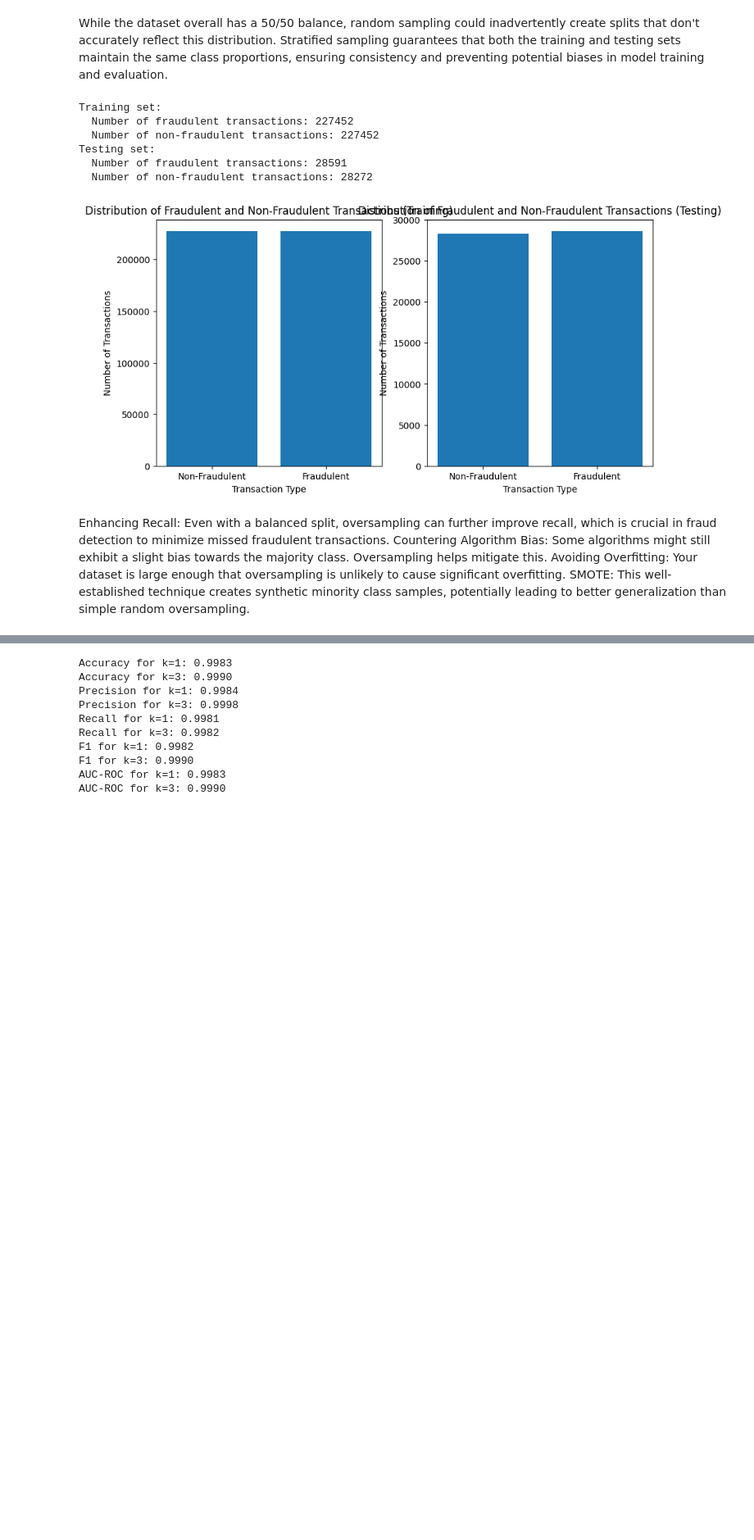
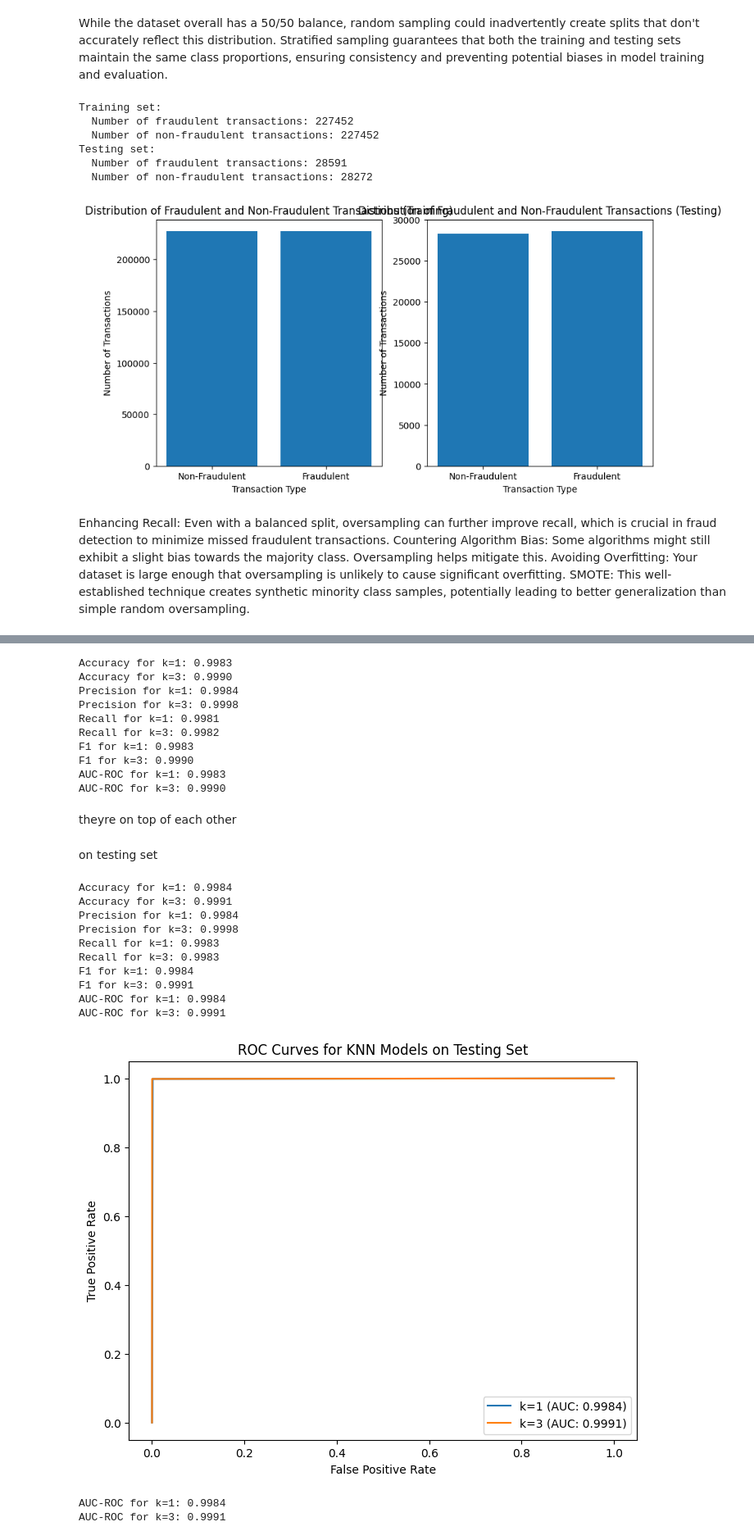
Before and after one commit to rawan-sous/machine_learning-project-for-using-machine-learing-models-for-classification-task-using-data-sets, a Jupyter notebook: pro.ipynb, the cells around one changed output, grey strips where cells are left out. Shown at 82% size. Cells and saved outputs as stored; diff of their text form; code cells hidden in the pictures; blank space fills up the shorter version.

```diff
--- a/pro.ipynb
+++ b/pro.ipynb
@@ -284,12 +254,12 @@ Training set:
 knn_1 = KNeighborsClassifier(n_neighbors=1, metric='manhattan')
 # knn_1 = KNeighborsClassifier(n_neighbors=1)
 
-knn_1.fit(X_train_res.values, y_train_res.values)
+knn_1.fit(X_train.values, y_train.values)
 
 knn_3 = KNeighborsClassifier(n_neighbors=3, metric='manhattan')
 # knn_3 = KNeighborsClassifier(n_neighbors=3)
 
-knn_3.fit(X_train_res.values, y_train_res.values)
+knn_3.fit(X_train.values, y_train.values)
 # Predict labels on the validation set
 y_pred_1 = knn_1.predict(X_val)
 y_pred_3 = knn_3.predict(X_val)
@@ -323,7 +293,67 @@ Precision for k=1: 0.9984
 Precision for k=3: 0.9998
 Recall for k=1: 0.9981
 Recall for k=3: 0.9982
-F1 for k=1: 0.9982
+F1 for k=1: 0.9983
 F1 for k=3: 0.9990
 AUC-ROC for k=1: 0.9983
 AUC-ROC for k=3: 0.9990
+# %% [markdown]
+theyre on top of each other
+# %% [markdown]
+on testing set
+# %%
+
+# Predict labels on the testing set
+y_test_pred_1 = knn_1.predict(X_test)
+y_test_pred_3 = knn_3.predict(X_test)
+
+# Evaluate performance metrics on the testing set
+metrics = ['Accuracy', 'Precision', 'Recall', 'F1', 'AUC-ROC']
+
+for metric in metrics:
+    if metric == 'Accuracy':
+        score_1 = accuracy_score(y_test, y_test_pred_1)
+        score_3 = accuracy_score(y_test, y_test_pred_3)
+    elif metric == 'Precision':
+        score_1 = precision_score(y_test, y_test_pred_1)
+        score_3 = precision_score(y_test, y_test_pred_3)
+    elif metric == 'Recall':
+        score_1 = recall_score(y_test, y_test_pred_1)
+        score_3 = recall_score(y_test, y_test_pred_3)
+    elif metric == 'F1':
+        score_1 = f1_score(y_test, y_test_pred_1)
+        score_3 = f1_score(y_test, y_test_pred_3)
+    elif metric == 'AUC-ROC':
+        fpr_1, tpr_1, _ = roc_curve(y_test, y_test_pred_1)
+        fpr_3, tpr_3, _ = roc_curve(y_test, y_test_pred_3)
+        roc_auc_1 = auc(fpr_1, tpr_1)
+        roc_auc_3 = auc(fpr_3, tpr_3)
+        print(f"AUC-ROC for k=1: {roc_auc_1:.4f}")
+        print(f"AUC-ROC for k=3: {roc_auc_3:.4f}")
+
+        # Plot ROC curves
+        plt.figure(figsize=(8, 6))
+        plt.plot(fpr_1, tpr_1, label=f"k=1 (AUC: {roc_auc_1:.4f})")
+        plt.plot(fpr_3, tpr_3, label=f"k=3 (AUC: {roc_auc_3:.4f})")
+        plt.xlabel("False Positive Rate")
+        plt.ylabel("True Positive Rate")
+        plt.title("ROC Curves for KNN Models on Testing Set")
+        plt.legend()
+        plt.show()
+
+    print(f"{metric} for k=1: {score_1:.4f}")
+    print(f"{metric} for k=3: {score_3:.4f}")
+# %% [output]
+Accuracy for k=1: 0.9984
+Accuracy for k=3: 0.9991
+Precision for k=1: 0.9984
+Precision for k=3: 0.9998
+Recall for k=1: 0.9983
+Recall for k=3: 0.9983
+F1 for k=1: 0.9984
+F1 for k=3: 0.9991
+AUC-ROC for k=1: 0.9984
+AUC-ROC for k=3: 0.9991
+[figure, added]
+AUC-ROC for k=1: 0.9984
+AUC-ROC for k=3: 0.9991
```
Also changed, not shown: parts of 10 cells of this notebook.
